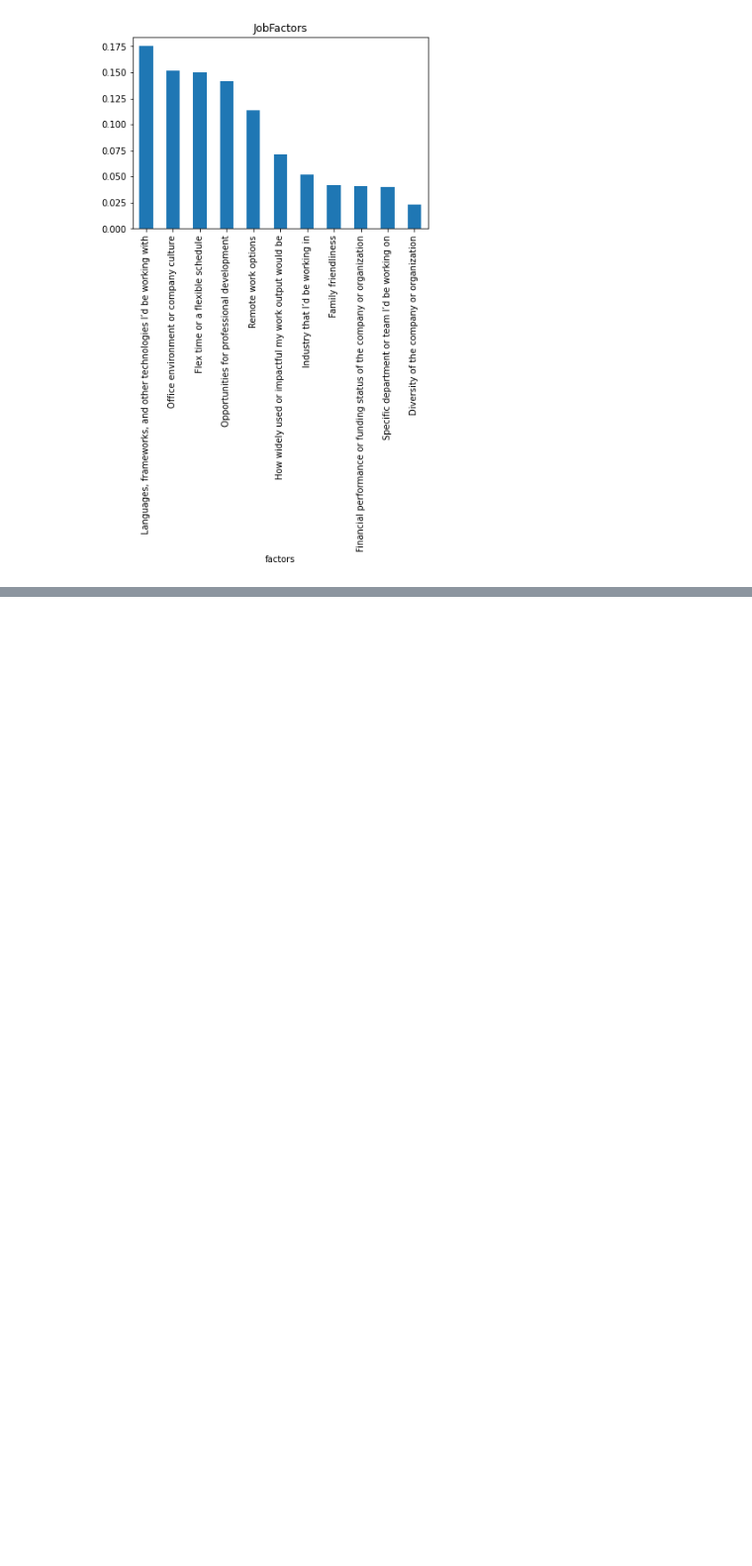
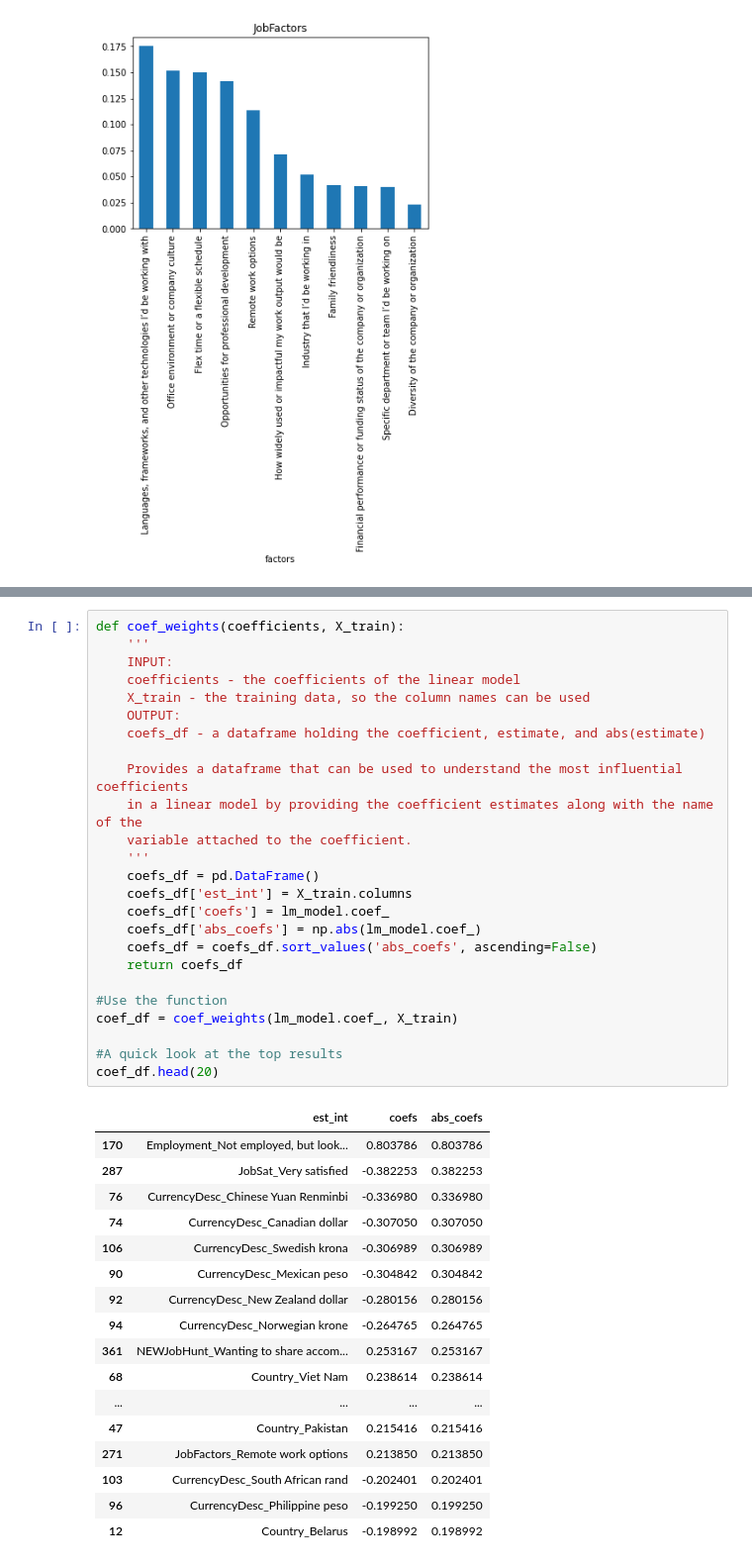
Before and after one commit to mkidwai/CRISP_DM, a Jupyter notebook: mok stackoverflow.ipynb, the cells around one changed output, grey strips where cells are left out. Shown: that part at 99% size. Saved outputs shown, nothing was run; the diff lists cells and outputs as text; blank space fills up the shorter version.

```diff
--- a/mok stackoverflow.ipynb
+++ b/mok stackoverflow.ipynb
@@ -250,0 +304,43 @@ props_factorsssss_df = clean_and_plot_factors(df20)
+# %%
+def coef_weights(coefficients, X_train):
+    '''
+    INPUT:
+    coefficients - the coefficients of the linear model
+    X_train - the training data, so the column names can be used
+    OUTPUT:
+    coefs_df - a dataframe holding the coefficient, estimate, and abs(estimate)
+
+    Provides a dataframe that can be used to understand the most influential coefficients
+    in a linear model by providing the coefficient estimates along with the name of the
+    variable attached to the coefficient.
+    '''
+    coefs_df = pd.DataFrame()
+    coefs_df['est_int'] = X_train.columns
+    coefs_df['coefs'] = lm_model.coef_
+    coefs_df['abs_coefs'] = np.abs(lm_model.coef_)
+    coefs_df = coefs_df.sort_values('abs_coefs', ascending=False)
+    return coefs_df
+
+#Use the function
+coef_df = coef_weights(lm_model.coef_, X_train)
+
+#A quick look at the top results
+coef_df.head(20)
+# %% [output]
+|  | est_int | coefs | abs_coefs |
+| 170 | Employment_Not employed, but look... | 0.803786 | 0.803786 |
+| 287 | JobSat_Very satisfied | -0.382253 | 0.382253 |
+| 76 | CurrencyDesc_Chinese Yuan Renminbi | -0.336980 | 0.336980 |
+| 74 | CurrencyDesc_Canadian dollar | -0.307050 | 0.307050 |
+| 106 | CurrencyDesc_Swedish krona | -0.306989 | 0.306989 |
+| 90 | CurrencyDesc_Mexican peso | -0.304842 | 0.304842 |
+| 92 | CurrencyDesc_New Zealand dollar | -0.280156 | 0.280156 |
+| 94 | CurrencyDesc_Norwegian krone | -0.264765 | 0.264765 |
+| 361 | NEWJobHunt_Wanting to share accom... | 0.253167 | 0.253167 |
+| 68 | Country_Viet Nam | 0.238614 | 0.238614 |
+| ... | ... | ... | ... |
+| 47 | Country_Pakistan | 0.215416 | 0.215416 |
+| 271 | JobFactors_Remote work options | 0.213850 | 0.213850 |
+| 103 | CurrencyDesc_South African rand | -0.202401 | 0.202401 |
+| 96 | CurrencyDesc_Philippine peso | -0.199250 | 0.199250 |
+| 12 | Country_Belarus | -0.198992 | 0.198992 |
```
Also changed, not shown: parts of 9 cells of this notebook, 1 other file.
